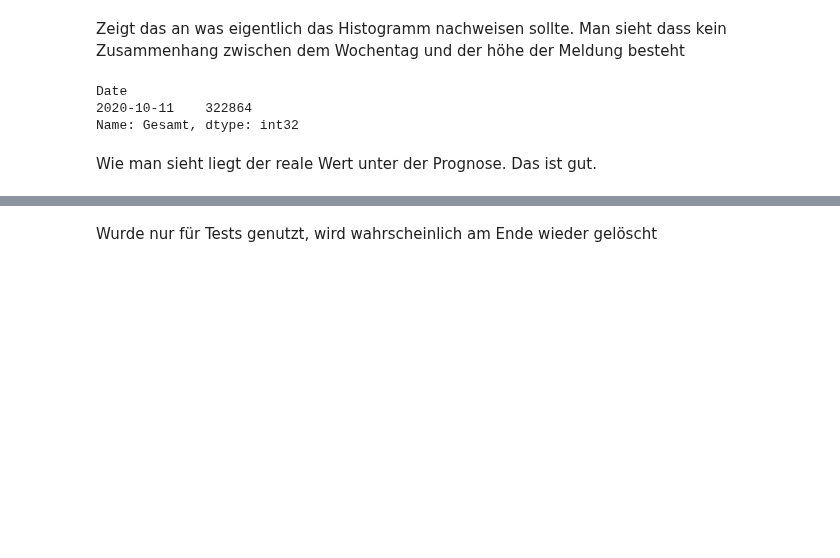
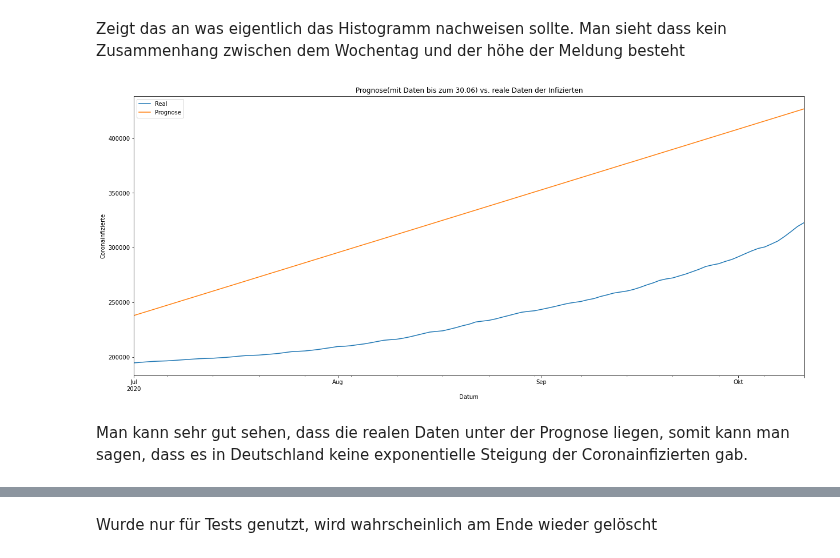
Before and after one commit to Jubo30/Data-Science-Project, a Jupyter notebook: Data_Science_Analyse.ipynb, the cells around one changed output, grey strips where cells are left out. Cells and saved outputs as stored; diff of their text form; code cells hidden in the pictures; blank space fills up the shorter version.

```diff
--- a/Data_Science_Analyse.ipynb
+++ b/Data_Science_Analyse.ipynb
@@ -69,29 +97,30 @@ import statsmodels.formula.api as smf
 # bundzuwachsraw_2 Werte der Bundesländer ab de0 01.07
 # Das Datum muss in einen Float umgewandelt werden um damit rechnen zu können
 bundzuwachsraw_1['date'] = bundzuwachsraw_1.index
-bundzuwachsraw_1['date'] = pd.to_datetime(bundzuwachsraw_1['date'])
-bundzuwachsraw_1['date']=bundzuwachsraw_1['date'].map(dt.datetime.toordinal)
+bundzuwachsraw_1['datef'] = pd.to_datetime(bundzuwachsraw_1['date'])
+bundzuwachsraw_1['datef']=bundzuwachsraw_1['datef'].map(dt.datetime.toordinal)
 bundzuwachsraw_2['date'] = bundzuwachsraw_2.index
-bundzuwachsraw_2['date'] = pd.to_datetime(bundzuwachsraw_2['date'])
-bundzuwachsraw_2['date']=bundzuwachsraw_2['date'].map(dt.datetime.toordinal)
+bundzuwachsraw_2['datef'] = pd.to_datetime(bundzuwachsraw_2['date'])
+bundzuwachsraw_2['datef']=bundzuwachsraw_2['datef'].map(dt.datetime.toordinal)
 # %%
 y = np.asarray(bundzuwachsraw_1['Gesamt'])
-X = bundzuwachsraw_1[['date']]
+X = bundzuwachsraw_1[['datef']]
 
-lm = smf.ols(formula='Gesamt ~ date', data=bundzuwachsraw_1).fit()
-lm.params
-prediction = dt.date(2020,10,11)
-predictionfloat = prediction.toordinal()
-X_new = pd.DataFrame({'date': [predictionfloat]})
-pred = lm.predict(X_new)
+lm = smf.ols(formula='Gesamt ~ datef', data=bundzuwachsraw_1).fit()
+predi = lm.predict(bundzuwachsraw_2['datef'])
+bundzuwachsraw_2['prediction'] = predi
-# %%
-bundzuwachsraw_2['Gesamt'].tail(1)
-# %% [output]
-Date
-2020-10-11    322864
-Name: Gesamt, dtype: int32
-# %% [markdown]
-Wie man sieht liegt der reale Wert unter der Prognose. Das ist gut.
+# %%
+ax = plt.gca()
+bundzuwachsraw_2.plot(kind='line', x = 'date', y= 'Gesamt', ax=ax, label="Real")
+bundzuwachsraw_2.plot(kind='line', x = 'date', y= 'prediction', ax=ax, label="Prognose")
+ax.set_title('Prognose(mit Daten bis zum 30.06) vs. reale Daten der Infizierten')
+ax.set_xlabel('Datum')
+ax.set_ylabel('Coronainfizierte')
+plt.show()
+# %% [output]
+[figure, added]
+# %% [markdown]
+Man kann sehr gut sehen, dass die realen Daten unter der Prognose liegen, somit kann man sagen, dass es in Deutschland keine exponentielle Steigung der Coronainfizierten gab.
 # %%
 import geopandas as gpd
 bundesland_capital = pd.read_csv('bundcap.csv')
```
Also changed, not shown: parts of 8 cells of this notebook.
